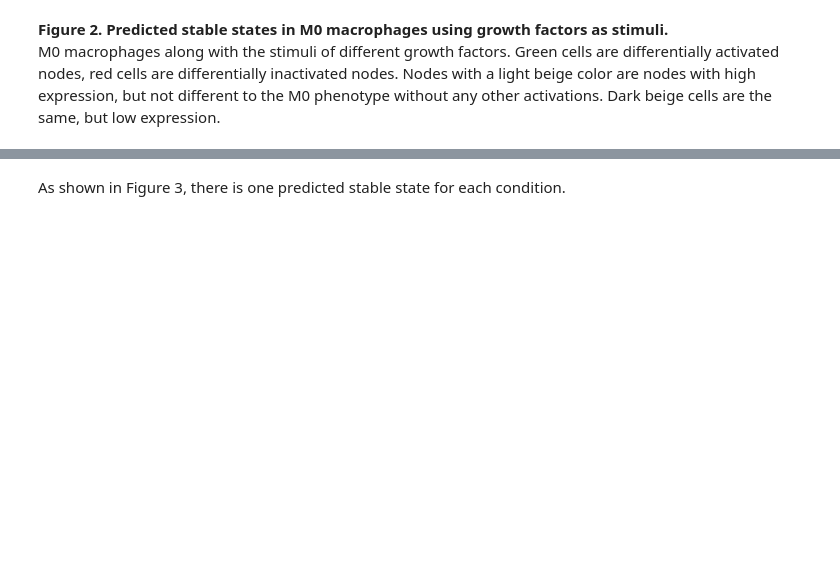
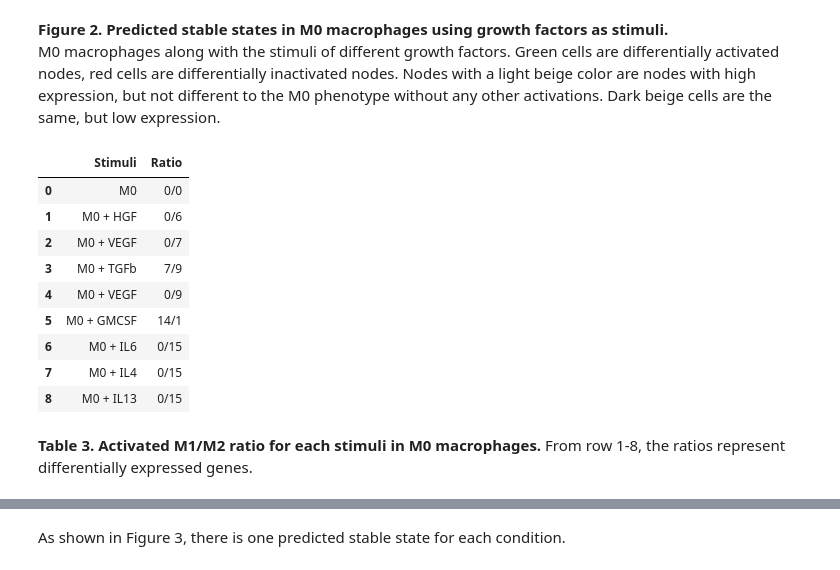
Before and after one commit to Karinaovedal/Master-thesis, a Jupyter notebook: MacPol 2.0.ipynb, the cells around one changed output, grey strips where cells are left out. Drawn from its saved outputs; the diff is of its cells as text; code cells hidden in the pictures; blank space fills up the shorter version.

```diff
--- a/MacPol 2.0.ipynb
+++ b/MacPol 2.0.ipynb
@@ -151,22 +204,22 @@ inpM2_IL13 = ('IFNg == 0 & LPS == 0 & VEGF_e == 0 & TNFa_e == 0 & GMCSF == 0 & I
 
 
 # Preparing indexes for all output nodes
-markers = ['IL8','TRAF2','Pell1','TAK1K63','IRF3','TBK1','STAT1','STAT5','IRF5','IFNa','IFNb','TNFa','CCL2','IL12','RelA','IL1b','IL1a','CCL4','NFkB','CCR7','CD80','iNOS',
+markers = ['TRAF2','Pell1','TAK1K63','IRF3','TBK1','STAT1','STAT5','IRF5','IFNa','IFNb','TNFa','CCL2','IL12','RelA','IL1b','IL1a','CCL4','NFkB','CCR7','CD80','iNOS',
            'ERK','HGF','IL10','PDL1','PPARG','Arg1','CCL18','STAT6','JMJD3','STAT3','SOCS1','IRF4','CCL17','cMaf','CCL22','IGF1','CD200R','VEGF','KLF4','CD206','CD163','TGFb','SMAD7','SMAD6','SMADhtc','TAK1K158',
            'TRAF6','JNK','SOCS3','p38','MNK1','AP1','PI3K','SNAIL','IL6','IL1Ra',
            'Ca2','cPLA2a','PGE2','COX2']
 
-phen_arrays = [['M1','M1','M1','M1','M1','M1','M1','M1','M1','M1','M1','M1','M1','M1','M1','M1','M1','M1','M1','M1','M1','M1',
+phen_arrays = [['M1','M1','M1','M1','M1','M1','M1','M1','M1','M1','M1','M1','M1','M1','M1','M1','M1','M1','M1','M1','M1',
                 'M2','M2','M2','M2','M2','M2','M2','M2','M2','M2','M2','M2','M2','M2','M2','M2','M2','M2','M2','M2','M2','M2','M2','M2','M2','M2',
                 'M1 & M2','M1 & M2','M1 & M2','M1 & M2','M1 & M2','M1 & M2','M1 & M2','M1 & M2','M1 & M2','M1 & M2',
                 'LM', 'LM', 'LM', 'LM'], markers]
 
 # Preparing indexes for output nodes with only in-edges
-out_markers = ['IL8', 'IFNa', 'IFNb', 'TNFa', 'CCL2', 'IL1b', 'IL1a', 'IL12', 'CCL4', 'CCR7', 'CD80', 'iNOS',
+out_markers = ['IFNa', 'IFNb', 'TNFa', 'CCL2', 'IL1b', 'IL1a', 'IL12', 'CCL4', 'CCR7', 'CD80', 'iNOS',
                'COX2', 'IL6', 'IL1Ra', 'IL10', 'HGF', 'PDL1', 'CCL17', 'CCL18', 'CCL22',
                'Arg1', 'IGF1', 'CD200R', 'CD206', 'CD163', 'TGFb', 'VEGF' ]
 
-out_phen_array = [['M1', 'M1', 'M1', 'M1', 'M1', 'M1', 'M1', 'M1', 'M1', 'M1', 'M1', 'M1',
+out_phen_array = [['M1', 'M1', 'M1', 'M1', 'M1', 'M1', 'M1', 'M1', 'M1', 'M1', 'M1',
                    'LM','M1 & M2', 'M1 & M2', 'M2', 'M2', 'M2', 'M2', 'M2', 'M2', 'M2', 'M2', 'M2', 'M2', 'M2', 'M2', 'M2'], out_markers]
 
 
@@ -305,11 +360,23 @@ Green cells are differentially activated nodes, red cells are differentially ina
 # %%
 # CALCULATING THE RATIO OF ACTIVATED M1 VS M2 NODES
 
 # Creating a list of stimulis
-stimulis = ['M0', 'M0 + HGF', 'M0 + VEGF', 'M0 + TGFb', 'M0 + IGF1', 'M0 + GMCSF', 'M0 + IL6', 'M0 + IL6', 'M0 + IL4', 'M0 + IL13']
+stimulis = ['M0', 'M0 + HGF', 'M0 + VEGF', 'M0 + TGFb', 'M0 + VEGF', 'M0 + GMCSF', 'M0 + IL6', 'M0 + IL4', 'M0 + IL13']
 
-print("""Table 3. Activated M1/M2 ratio for each stimuli in M0 macrophages.""")
 ratio(M0data, stimulis)
+# %% [output]
+|  | Stimuli | Ratio |
+| 0 | M0 | 0/0 |
+| 1 | M0 + HGF | 0/6 |
+| 2 | M0 + VEGF | 0/7 |
+| 3 | M0 + TGFb | 7/9 |
+| 4 | M0 + VEGF | 0/9 |
+| 5 | M0 + GMCSF | 14/1 |
+| 6 | M0 + IL6 | 0/15 |
+| 7 | M0 + IL4 | 0/15 |
+| 8 | M0 + IL13 | 0/15 |
+# %% [markdown]
+**Table 3. Activated M1/M2 ratio for each stimuli in M0 macrophages.** From row 1-8, the ratios represent differentially expressed genes.
 # %%
 # Setting initial states with growth factors HGF, VEGF, PlGF, TGFb, IGF1 along with M1 phenotype stimuli.
 # Selecting only the output nodes.
```
Also changed, not shown: parts of 25 cells of this notebook, 4 other files.
